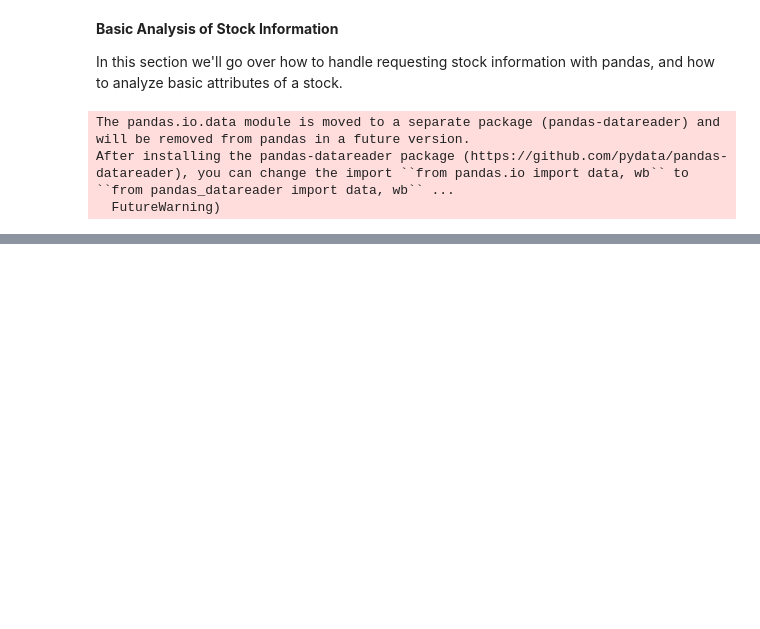
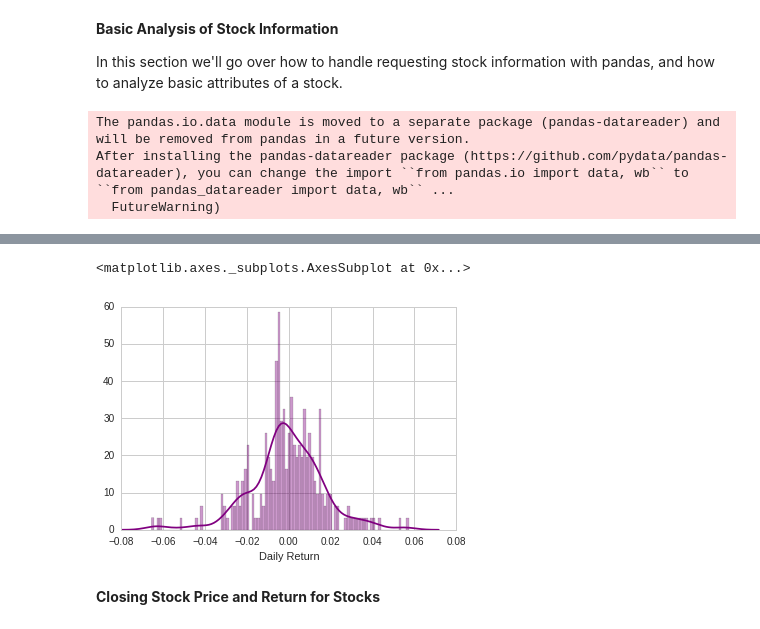
Before and after one commit to jarturomora/python-data-analysis, a Jupyter notebook: Project 2 - Stock Data Analysis.ipynb, the cells around one changed output, grey strips where cells are left out. Saved outputs shown, nothing was run; the diff lists cells and outputs as text; code cells hidden in the pictures; blank space fills up the shorter version.

Commit message:
Stock market project done up to part 3

```diff
--- a/Project 2 - Stock Data Analysis.ipynb
+++ b/Project 2 - Stock Data Analysis.ipynb
@@ -100,0 +130,7 @@ symbols['AAPL']['Volume'].plot(legend = True, figsize = (10, 4))
+# %%
+sns.distplot(symbols['AAPL']['Daily Return'].dropna(), bins = 100, color = 'purple')
+# %% [output]
+<matplotlib.axes._subplots.AxesSubplot at 0x...>
+[figure, added]
+# %% [markdown]
+**Closing Stock Price and Return for Stocks**
```
Also changed, not shown: parts of 22 cells of this notebook.
